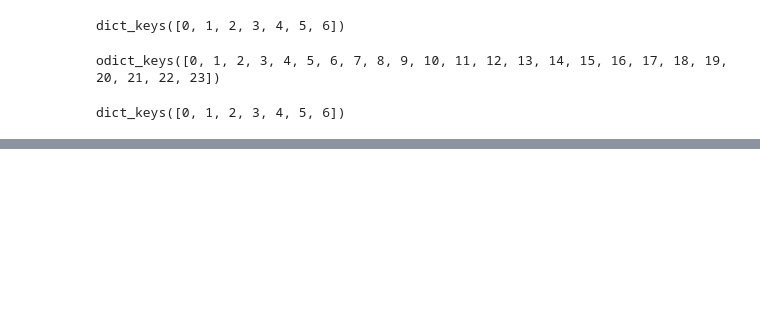
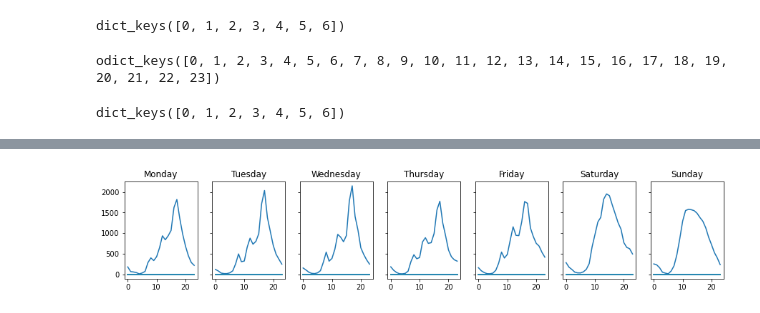
Before and after one commit to camhwilson/HealthyRide, a Jupyter notebook: neighborhood_analytics/neighborhood_analytics.ipynb, the cells around one changed output, grey strips where cells are left out. Saved outputs shown, nothing was run; the diff lists cells and outputs as text; code cells hidden in the pictures; blank space fills up the shorter version.

```diff
--- a/neighborhood_analytics/neighborhood_analytics.ipynb
+++ b/neighborhood_analytics/neighborhood_analytics.ipynb
@@ -191,3 +180,10 @@ for key, val in daily_dict.items():
+# %%
+fig, axs = plt.subplots(1, 7, figsize=(15,2.5), sharey = True)
+#note that at some point here arrivals are flipped with departures
+for key, val in departure_daily_dict.items():
+    plot_hours_of_day(axs, key, val)
+# %% [output]
+[figure, added]
 # %%
 plt.show()
 # %%
```
Also changed, not shown: parts of 18 cells of this notebook, 6 other files.
